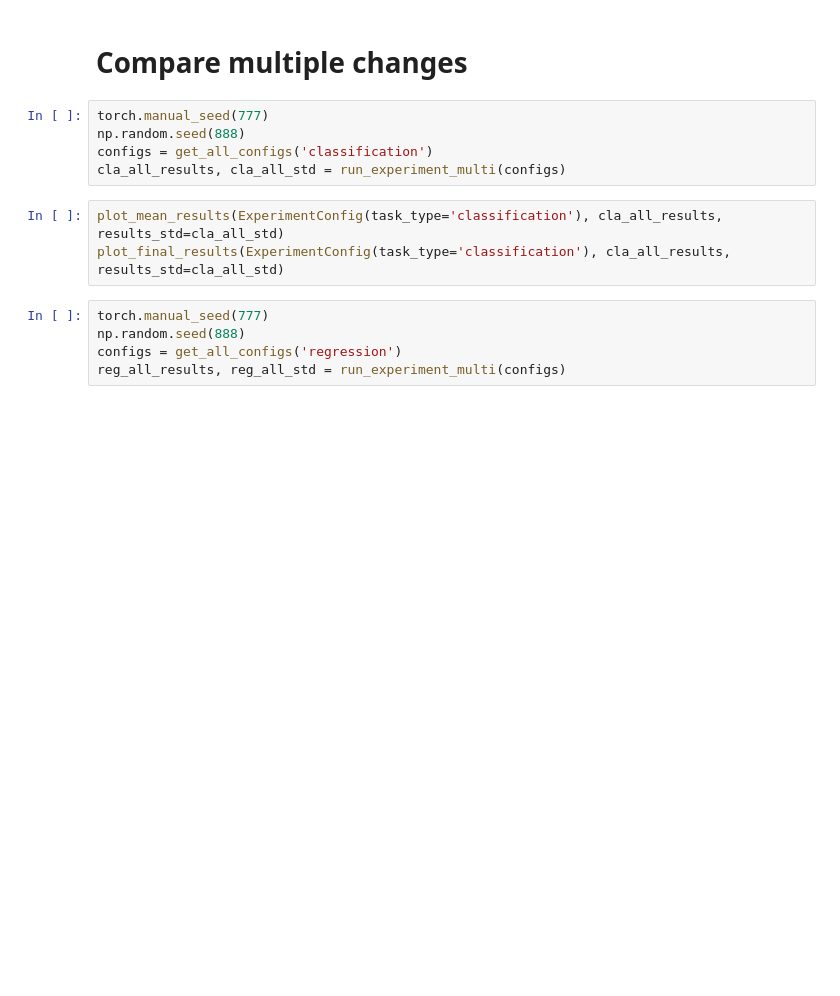
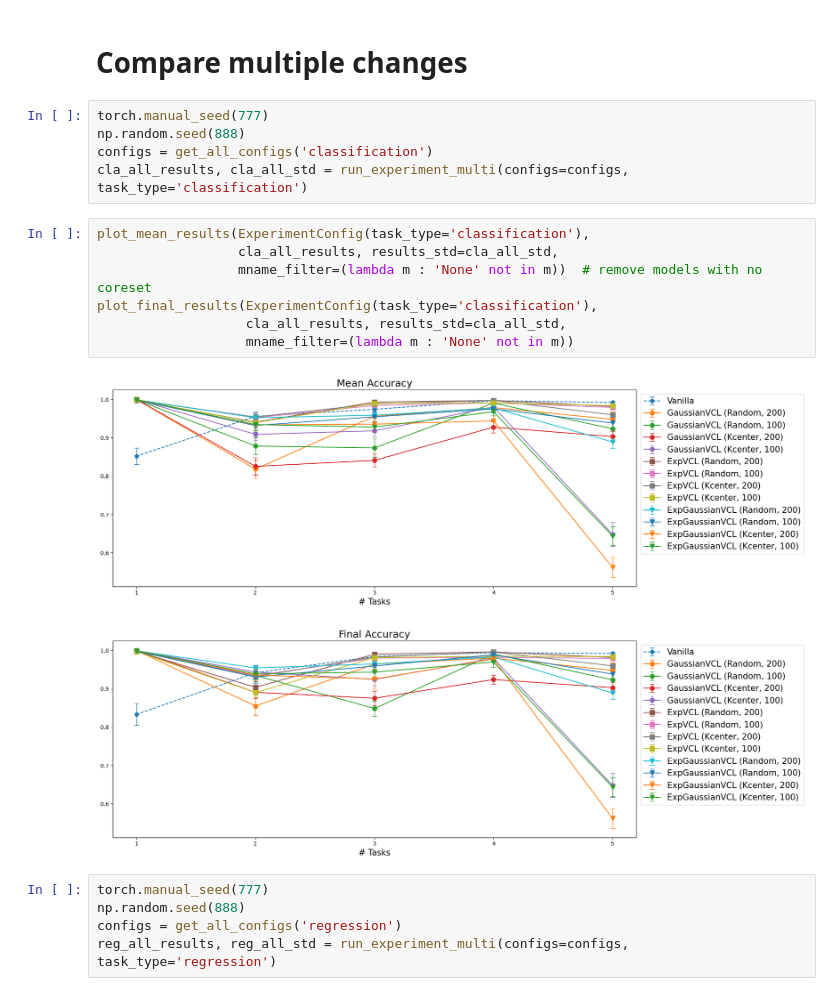
Before and after one commit to 7angel4/VCL-extensions, a Jupyter notebook: experiments.ipynb, the cells around one changed output. Saved outputs shown, nothing was run; the diff lists cells and outputs as text; blank space fills up the shorter version.

```diff
--- a/experiments.ipynb
+++ b/experiments.ipynb
@@ -102,13 +155,20 @@ plot_final_results(config, cmp_prior_reg_results, results_std=cmp_prior_reg_resu
 torch.manual_seed(777)
 np.random.seed(888)
 configs = get_all_configs('classification')
-cla_all_results, cla_all_std = run_experiment_multi(configs)
+cla_all_results, cla_all_std = run_experiment_multi(configs=configs, task_type='classification')
 # %%
-plot_mean_results(ExperimentConfig(task_type='classification'), cla_all_results, results_std=cla_all_std)
-plot_final_results(ExperimentConfig(task_type='classification'), cla_all_results, results_std=cla_all_std)
+plot_mean_results(ExperimentConfig(task_type='classification'),
+                  cla_all_results, results_std=cla_all_std,
+                  mname_filter=(lambda m : 'None' not in m))  # remove models with no coreset
+plot_final_results(ExperimentConfig(task_type='classification'),
+                   cla_all_results, results_std=cla_all_std,
+                   mname_filter=(lambda m : 'None' not in m))
+# %% [output]
+[figure, added]
+[figure, added]
 # %%
 torch.manual_seed(777)
 np.random.seed(888)
 configs = get_all_configs('regression')
-reg_all_results, reg_all_std = run_experiment_multi(configs)
+reg_all_results, reg_all_std = run_experiment_multi(configs=configs, task_type='regression')
 # %%
```
Also changed, not shown: parts of 25 cells of this notebook, 7 other files.
